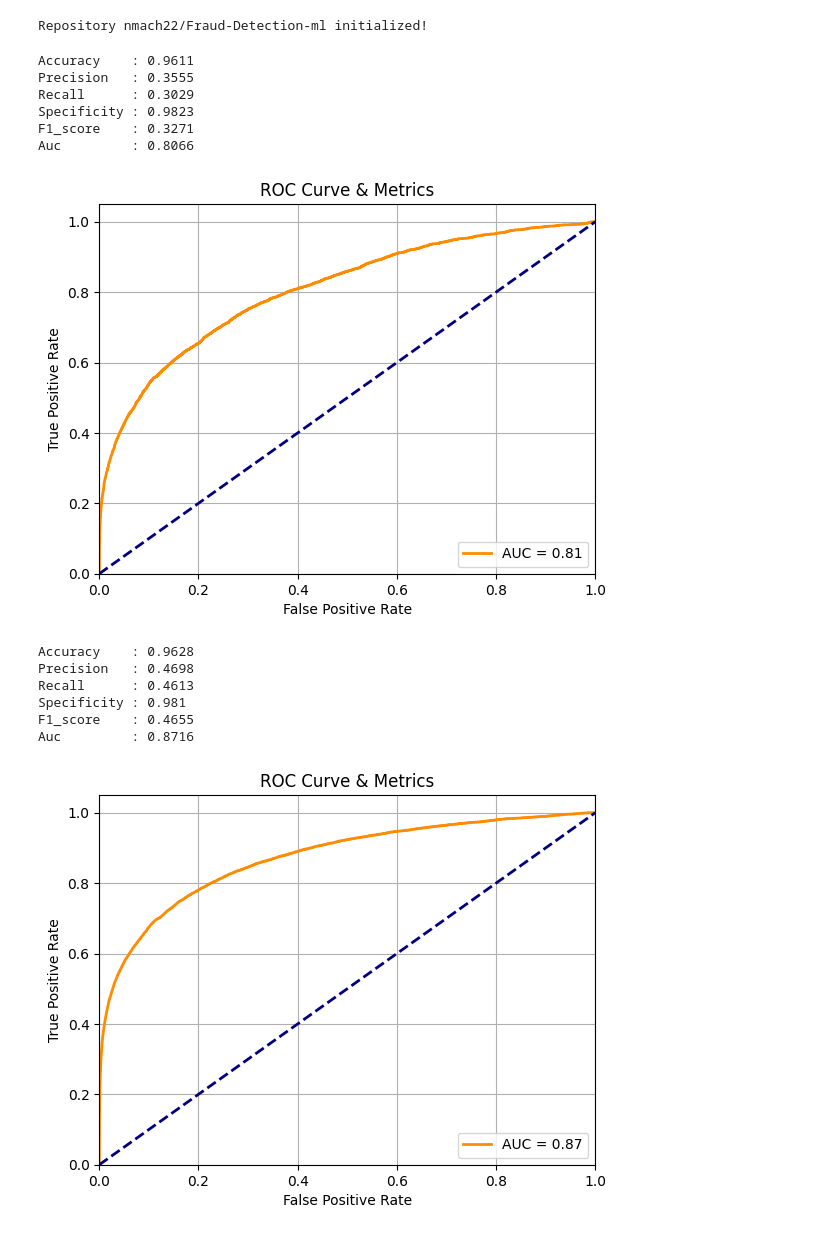
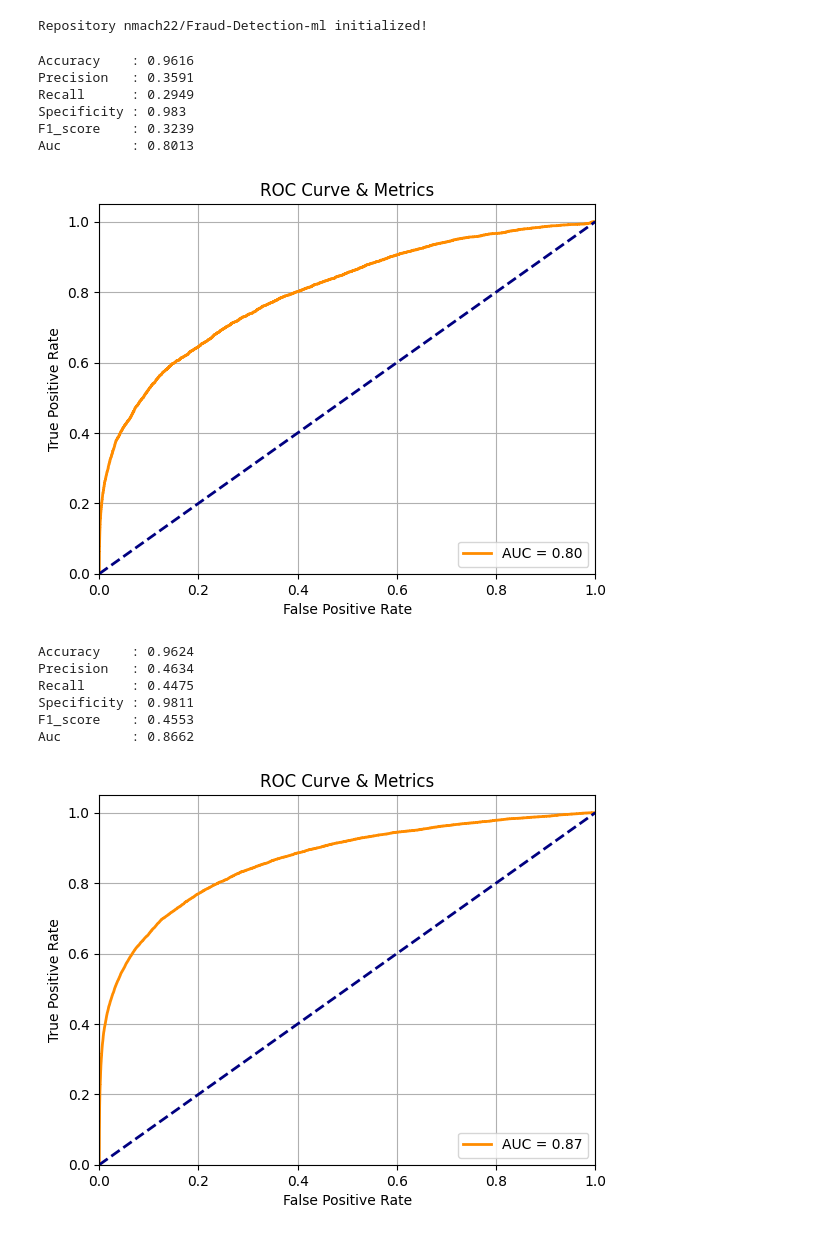
Before and after one commit to nmach22/Fraud-Detection-ml, a Jupyter notebook: model-experiment-logisticregression.ipynb, the cells around one changed output. Saved outputs shown, nothing was run; the diff lists cells and outputs as text; code cells hidden in the pictures.

Commit message:
Kaggle Notebook | model_experiment_LogisticRegression | before Joining the datasets

```diff
--- a/model-experiment-logisticregression.ipynb
+++ b/model-experiment-logisticregression.ipynb
@@ -148,10 +152,8 @@ M8: (count = 3) [nan 'F' 'T']
 
 M9: (count = 3) [nan 'F' 'T']
 # %%
-high_nan_cols = X_transaction_train_df.columns[X_transaction_train_df.isna().mean() > 0.8]
+high_nan_cols = X_transaction_train_df.columns[X_transaction_train_df.isna().mean() > 0.85]
 all_nan_columns = X_transaction_train_df.columns[X_transaction_train_df.isna().mean() != 0]
 
-
-print(f'{len(all_nan_columns)} / {len(X_transaction_train_df.columns)}: {all_nan_columns}')
 print(f'{len(high_nan_cols)}: {high_nan_cols}')
 # %% [output]
@@ -170,7 +166,7 @@ print(f'{len(high_nan_cols)}: {high_nan_cols}')
       dtype='object')
 # %%
 columns_to_delete = ['TransactionID']
-# columns_to_delete.extend(high_nan_cols)
+columns_to_delete.extend(high_nan_cols)
 
 len(columns_to_delete)
 # %% [output]
@@ -198,9 +257,8 @@ class Preprocessor(BaseEstimator, TransformerMixin):
         iv_values = {}
 
         for col in self.woe_columns:
-            # if col in self.del_cols:
-            #     print(col)
-            #     continue
+            if col in self.del_cols:
+                continue
             groups = df_woe.groupby([col])[target_col].agg(['count', 'sum'])
             groups.columns = ['n_obs', 'n_pos']
             groups['n_neg'] = groups['n_obs'] - groups['n_pos']
@@ -232,6 +290,8 @@ class Preprocessor(BaseEstimator, TransformerMixin):
 
         woe_encoded_cols = {}
         for col in self.woe_columns:
+            if col in self.del_cols:
+                continue
             # X_transformed[f'{col}_woe'] = X_transformed[col].map(self.woe_mappings[col])
             woe_encoded_cols[f'{col}_woe'] = X_transformed[col].map(self.woe_mappings[col]).fillna(0)
             X_transformed.drop(columns=col, inplace=True)
@@ -257,7 +311,7 @@ from imblearn.under_sampling import RandomUnderSampler
 from sklearn.preprocessing import StandardScaler
 from sklearn.linear_model import LogisticRegression
 
-model = LogisticRegression(max_iter=1700)
+model = LogisticRegression(max_iter=1000)
 preprocessor = Preprocessor(categorical_columns, numerical_columns, columns_to_delete)
 
 sampler = RandomUnderSampler(random_state=42, sampling_strategy=0.2)
@@ -271,10 +325,6 @@ pipeline = ImbPipeline(steps=[
 ])
 
 pipeline.fit(X_transaction_train_df, y_transaction_train_df)
-
-# preds_train = pipeline.predict(X_transaction_train_df)
-# preds_val = pipeline.predict(X_transaction_val_df)
-# preds_test = pipeline.predict(X_transaction_test_df)
 # %% [output]
 Pipeline(steps=[('undersampler',
                  RandomUnderSampler(random_state=42, sampling_strategy=0.2)),
@@ -406,7 +456,7 @@ sampler_params = sampler.get_params()
 
 
 experiment_name = model_name + '_Pipeline'
-run_name = 'fill nans with 0, woe encoding, with RandomUnderSampler use predict_proba for predictions (identity.csv not used)'
+run_name = 'fill nans with 0, woe encoding, remove high nan columns, with RandomUnderSampler (identity.csv not used)'
 
 roc_plot_test_path = "roc_curve_test.png"
 metrics_for_test_set = plot_roc_and_get_metrics(
@@ -433,44 +483,44 @@ with mlflow.start_run(run_name=run_name):
     for param in model_params:
         mlflow.log_param(f'{model_name}_{param}' , model_params[param])
 
     mlflow.log_param("sampler_name", sampler_name)
     for param in sampler_params:
         mlflow.log_param(f'{sampler_name}_{param}', sampler_params[param])
 
     # Log metrics for test
     for metric_name, metric_value in metrics_for_test_set.items():
         mlflow.log_metric(f'test_{metric_name.capitalize()}', metric_value)
 
     # Log metrics for train
     for metric_name, metric_value in metrics_for_train_set.items():
         mlflow.log_metric(f'train_{metric_name.capitalize()}', metric_value)
 
     input_example = X_transaction_train_df.head(1)
     signature = infer_signature(X_transaction_train_df, pipeline.predict_proba(X_transaction_train_df))
 
     # Log model
     mlflow.sklearn.log_model(
         sk_model=pipeline,
         artifact_path="pipeline",
         input_example=input_example,
         signature=signature
     )
 
     # Log ROC plot as artifact
     mlflow.log_artifact(roc_plot_test_path)
     mlflow.log_artifact(roc_plot_train_path)
 # %% [output]
-Accuracy    : 0.9611
-Precision   : 0.3555
-Recall      : 0.3029
-Specificity : 0.9823
-F1_score    : 0.3271
-Auc         : 0.8066
+Accuracy    : 0.9616
+Precision   : 0.3591
+Recall      : 0.2949
+Specificity : 0.983
+F1_score    : 0.3239
+Auc         : 0.8013
-[figure, old version]
+[figure, new version]
-Accuracy    : 0.9628
-Precision   : 0.4698
-Recall      : 0.4613
-Specificity : 0.981
-F1_score    : 0.4655
-Auc         : 0.8716
+Accuracy    : 0.9624
+Precision   : 0.4634
+Recall      : 0.4475
+Specificity : 0.9811
+F1_score    : 0.4553
+Auc         : 0.8662
-[figure, old version]
+[figure, new version]
```
Also changed, not shown: parts of 11 cells of this notebook.
